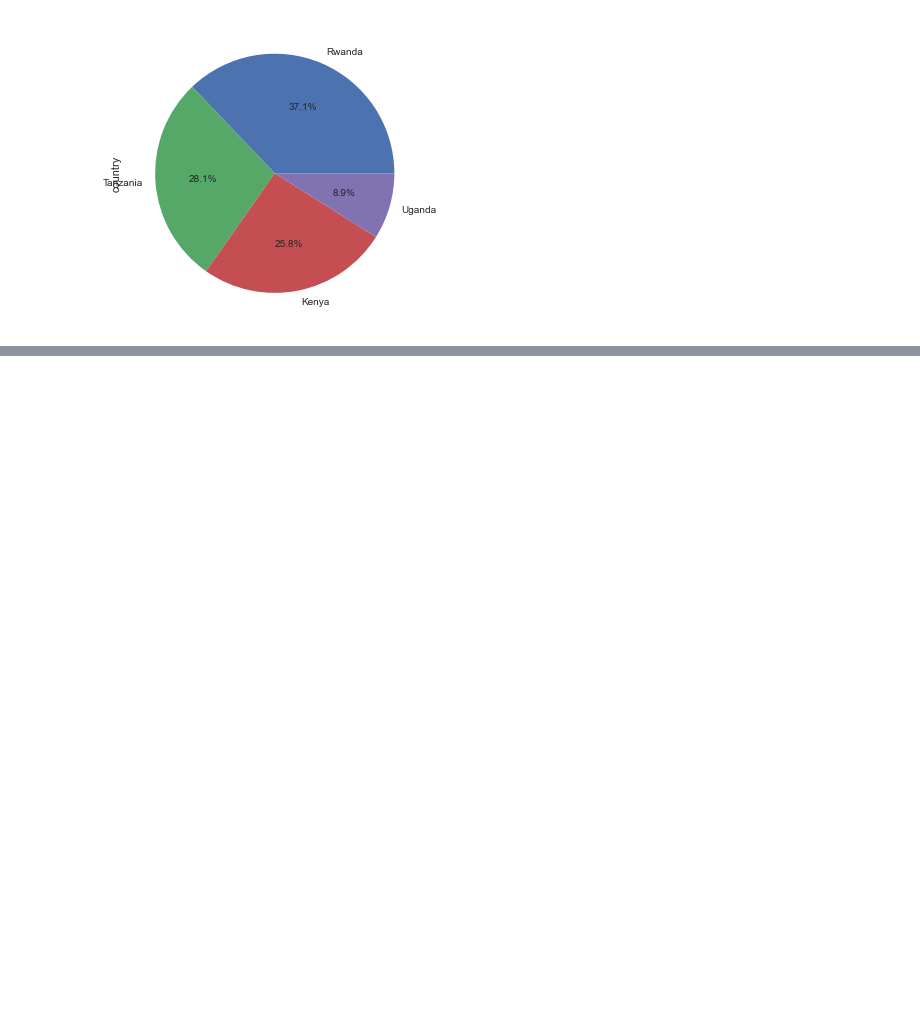
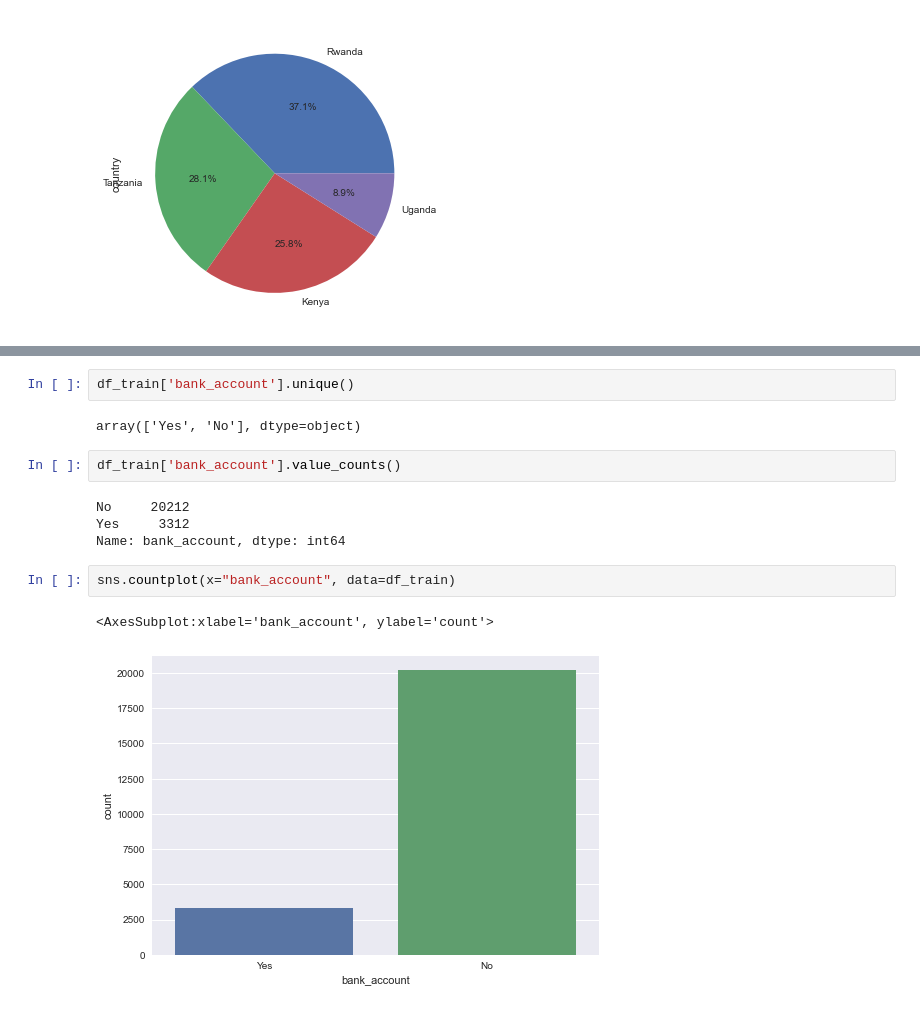
Before and after one commit to abideen-olawuwo/financial-inclusion, a Jupyter notebook: financial_inclusion.ipynb, the cells around one changed output, grey strips where cells are left out. Saved outputs shown, nothing was run; the diff lists cells and outputs as text; blank space fills up the shorter version.

```diff
--- a/financial_inclusion.ipynb
+++ b/financial_inclusion.ipynb
@@ -138,0 +177,15 @@ df_train['country'].value_counts().plot(kind='pie',autopct='%1.1f%%')
+# %%
+df_train['bank_account'].unique()
+# %% [output]
+array(['Yes', 'No'], dtype=object)
+# %%
+df_train['bank_account'].value_counts()
+# %% [output]
+No     20212
+Yes     3312
+Name: bank_account, dtype: int64
+# %%
+sns.countplot(x="bank_account", data=df_train)
+# %% [output]
+<AxesSubplot:xlabel='bank_account', ylabel='count'>
+[figure, added]
```
Also changed, not shown: parts of 38 cells of this notebook.
